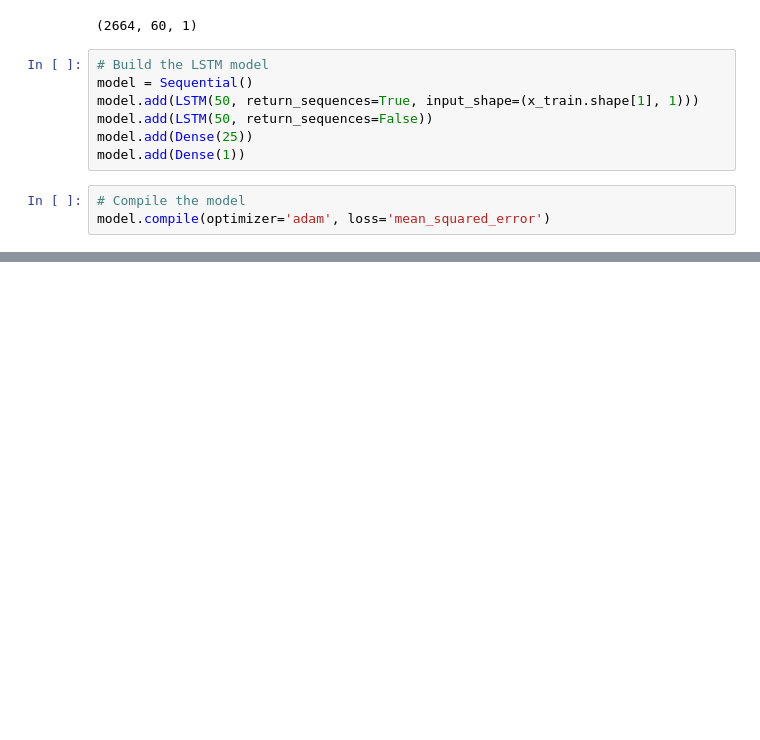
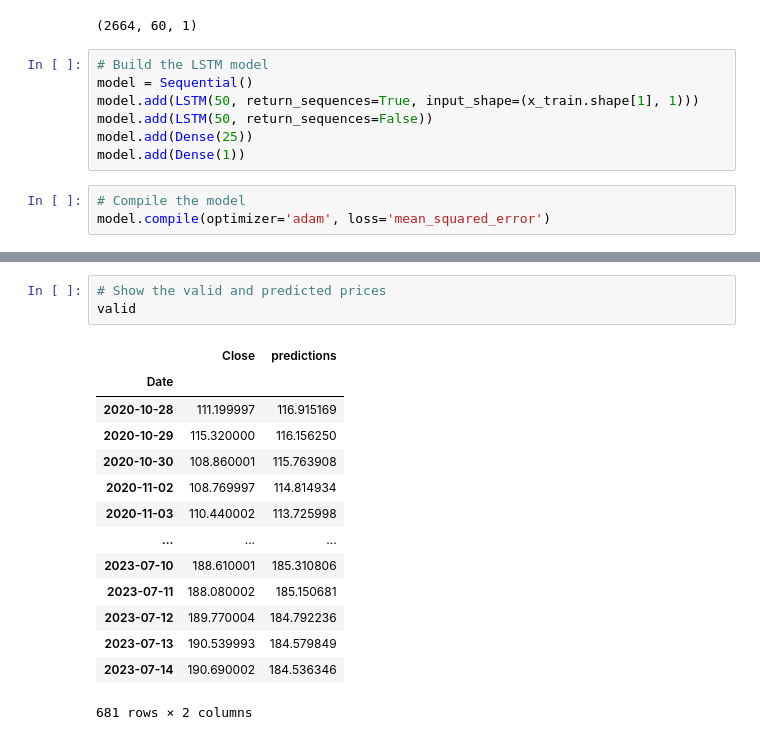
Before and after one commit to Shahmaan/StockPricePrediction-NN, a Jupyter notebook: StockPricePrediction.ipynb, the cells around one changed output, grey strips where cells are left out. Cells and saved outputs as stored; diff of their text form; blank space fills up the shorter version.

```diff
--- a/StockPricePrediction.ipynb
+++ b/StockPricePrediction.ipynb
@@ -145,0 +171,18 @@ ValueError: in user code:
+# %%
+# Show the valid and predicted prices
+valid
+# %% [output]
+|  | Close | predictions |
+| Date |  |  |
+| 2020-10-28 | 111.199997 | 116.915169 |
+| 2020-10-29 | 115.320000 | 116.156250 |
+| 2020-10-30 | 108.860001 | 115.763908 |
+| 2020-11-02 | 108.769997 | 114.814934 |
+| 2020-11-03 | 110.440002 | 113.725998 |
+| ... | ... | ... |
+| 2023-07-10 | 188.610001 | 185.310806 |
+| 2023-07-11 | 188.080002 | 185.150681 |
+| 2023-07-12 | 189.770004 | 184.792236 |
+| 2023-07-13 | 190.539993 | 184.579849 |
+| 2023-07-14 | 190.690002 | 184.536346 |
+681 rows × 2 columns
```
Also changed, not shown: parts of 9 cells of this notebook.
